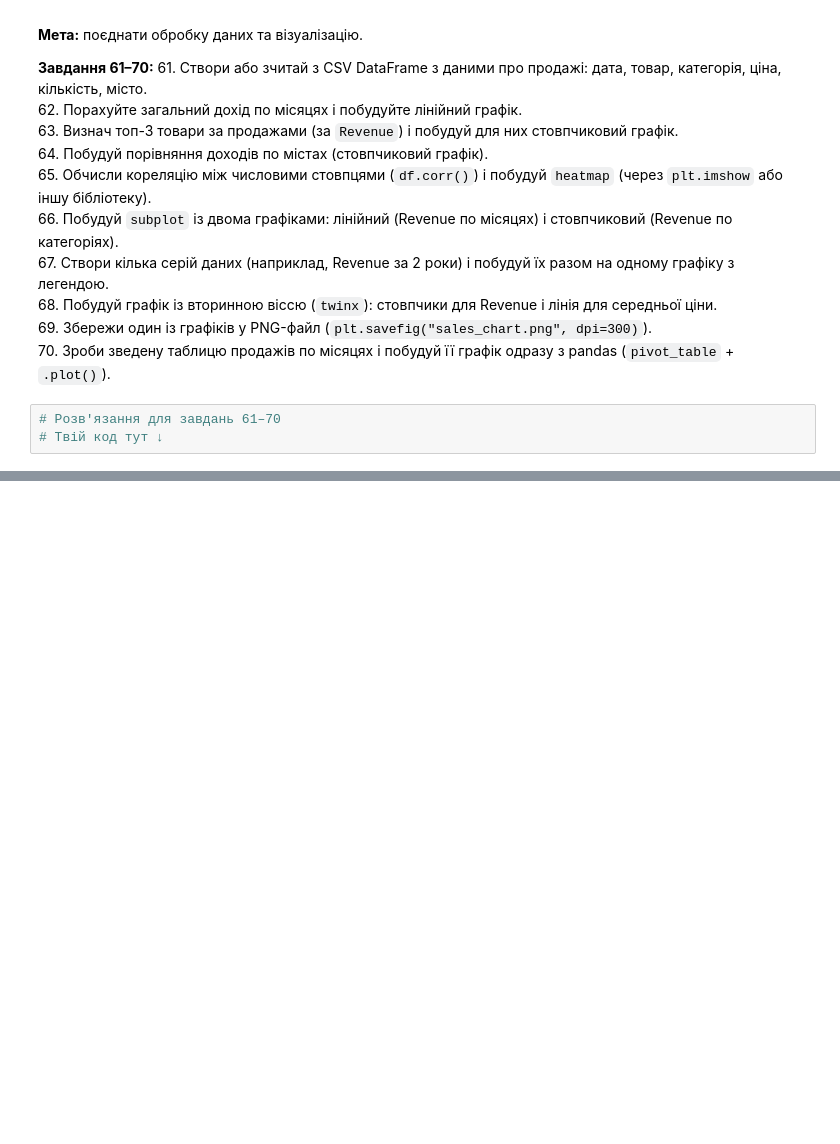
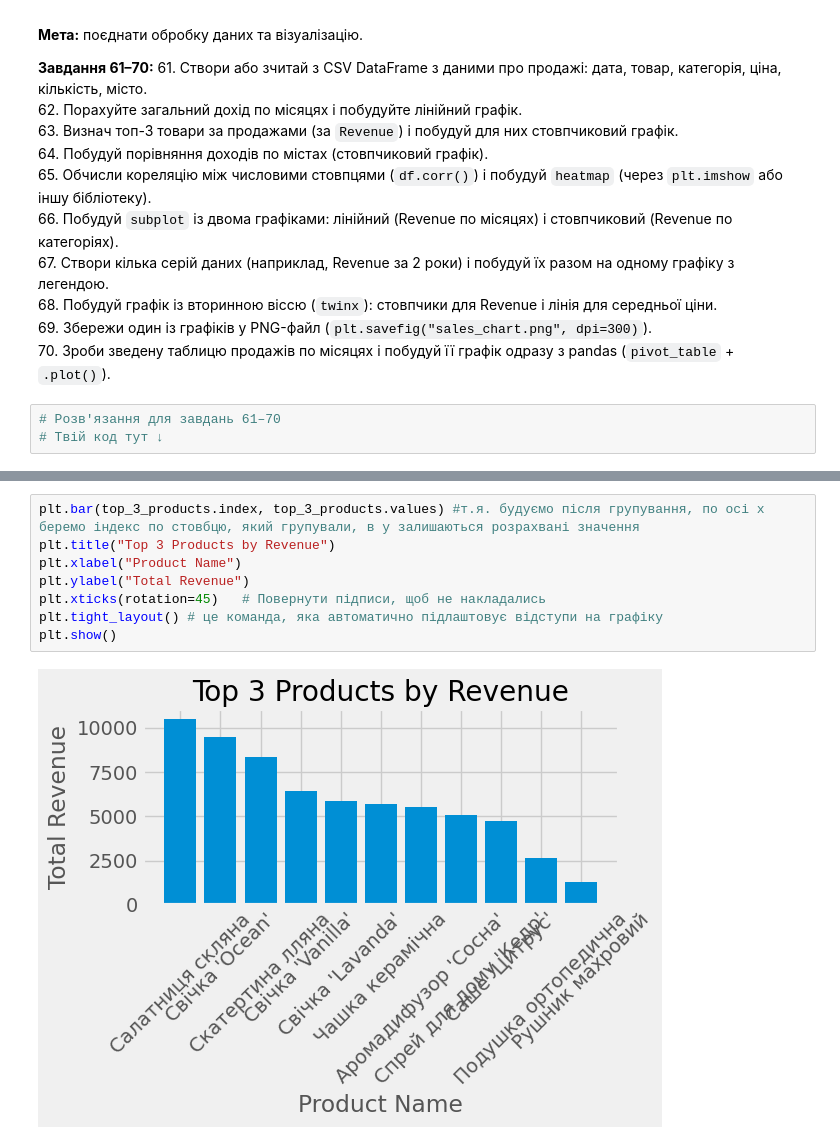
Before and after one commit to SvitlanaShustur/test-tasks-Python-DTA, a Jupyter notebook: pandas_matplotlib_practice.ipynb, the cells around one changed output, grey strips where cells are left out. Cells and saved outputs as stored; diff of their text form; blank space fills up the shorter version.

```diff
--- a/pandas_matplotlib_practice.ipynb
+++ b/pandas_matplotlib_practice.ipynb
@@ -1016,0 +1079,10 @@ plt.show()
+# %%
+plt.bar(top_3_products.index, top_3_products.values) #т.я. будуємо після групування, по осі х беремо індекс по стовбцю, який групували, в у залишаються розрахвані значення
+plt.title("Top 3 Products by Revenue")
+plt.xlabel("Product Name")
+plt.ylabel("Total Revenue")
+plt.xticks(rotation=45)   # Повернути підписи, щоб не накладались
+plt.tight_layout() # це команда, яка автоматично підлаштовує відступи на графіку
+plt.show()
+# %% [output]
+[figure, added]
```
Also changed, not shown: parts of 16 cells of this notebook.
